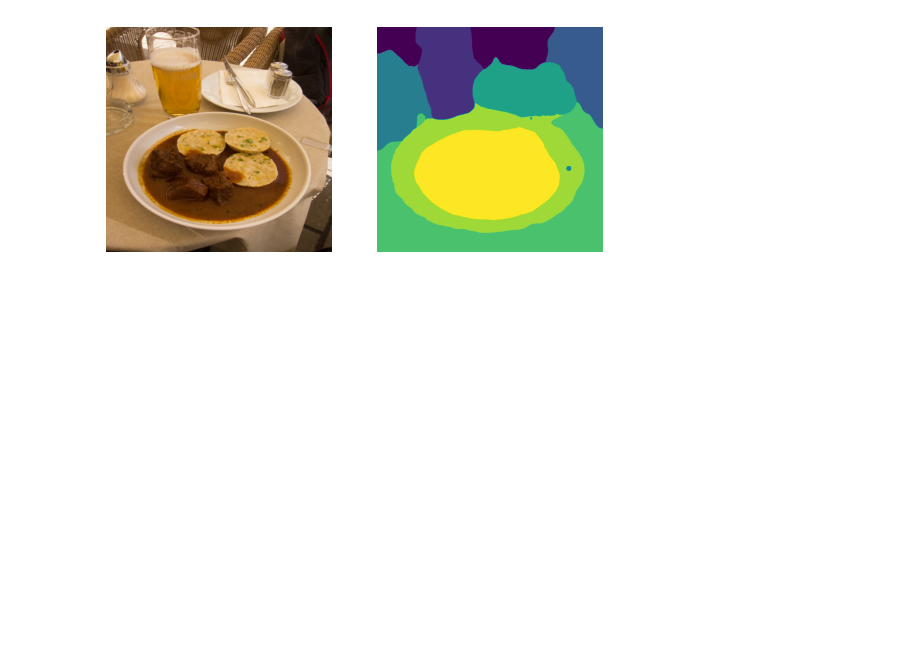
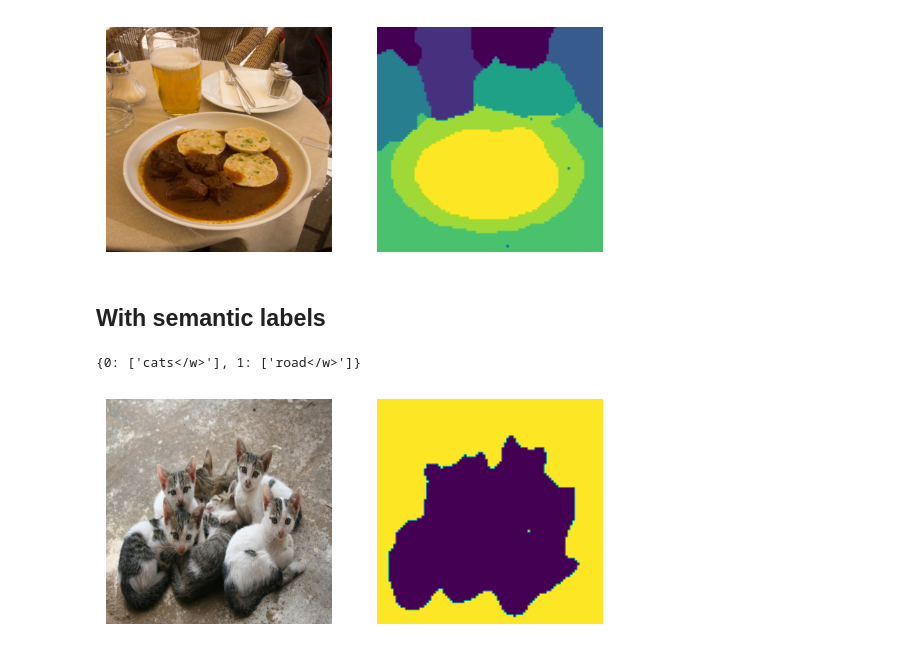
Before and after one commit to wayexists02/diffseg-pytorch, a Jupyter notebook: diffseg_pytorch_exp.ipynb, the cells around one changed output. Cells and saved outputs as stored; diff of their text form; code cells hidden in the pictures; blank space fills up the shorter version.

Commit message:
semantic labeling

```diff
--- a/diffseg_pytorch_exp.ipynb
+++ b/diffseg_pytorch_exp.ipynb
@@ -57,7 +57,9 @@ def encode_prompt(pipe, prompts):
 
     input_ids = text_inputs.input_ids.to(pipe.device)
     prompt_embeds = pipe.text_encoder(input_ids, attention_mask=None)
-    return prompt_embeds[0]
+
+    tokens = pipe.tokenizer.convert_ids_to_tokens(input_ids[0])
+    return prompt_embeds[0], tokens
 
 
 @torch.inference_mode()
@@ -82,7 +84,7 @@ def run_diffseg_exp(image_url, prompt="", attn_token_indices=None, add_semantic=
     image = image[None].to(device, dtype)
 
     latents = encode_images(pipe, image)
-    prompt_embeds = encode_prompt(pipe, [prompt])
+    prompt_embeds, tokens = encode_prompt(pipe, [prompt])
 
     attention_store = run_diffusion_forward(pipe, latents, t=20, prompt_embeds=prompt_embeds, seed=47)
     self_attention_maps = attention_store.get_self_attention_maps()
@@ -94,7 +96,7 @@ def run_diffseg_exp(image_url, prompt="", attn_token_indices=None, add_semantic=
         anchor_grid_size=(16, 16),
         target_size=(768, 768),
         tau=0.9,
-        n_iters=10,
+        n_iters=100,
         batch_size=batch_size,
         add_semantic=add_semantic,
         attn_token_indices=attn_token_indices,
@@ -102,8 +104,13 @@ def run_diffseg_exp(image_url, prompt="", attn_token_indices=None, add_semantic=
         dtype=pipe.dtype
     )
 
+    if add_semantic:
+        semantic = {i: [tokens[j] for j in attn_token_indices[i]] for i in range(len(attn_token_indices))}
+        print(semantic)
+
     image_vis = image[0].permute(1, 2, 0).float().cpu().numpy()*0.5 + 0.5
     segmentation_proposals_vis = segmentation_proposals[0].float().cpu().numpy()
+
 
     plt.subplot(1, 2, 1)
     plt.imshow(image_vis)
@@ -139,3 +148,11 @@ image_url = "https://farm3.staticflickr.com/7375/14124836862_c7282ebf1a_o.jpg"
 run_diffseg_exp(image_url)
 # %% [output]
 [figure]
+# %% [markdown]
+## With semantic labels
+# %%
+image_url = "https://c2.staticflickr.com/3/2065/2096277438_c35fc13ba2_o.jpg"
+run_diffseg_exp(image_url, add_semantic=True, prompt="cats on a road", attn_token_indices=[[1], [4]])
+# %% [output]
+{0: ['cats</w>'], 1: ['road</w>']}
+[figure, added]
```
Also changed, not shown: parts of 6 cells of this notebook, 1 other file.
